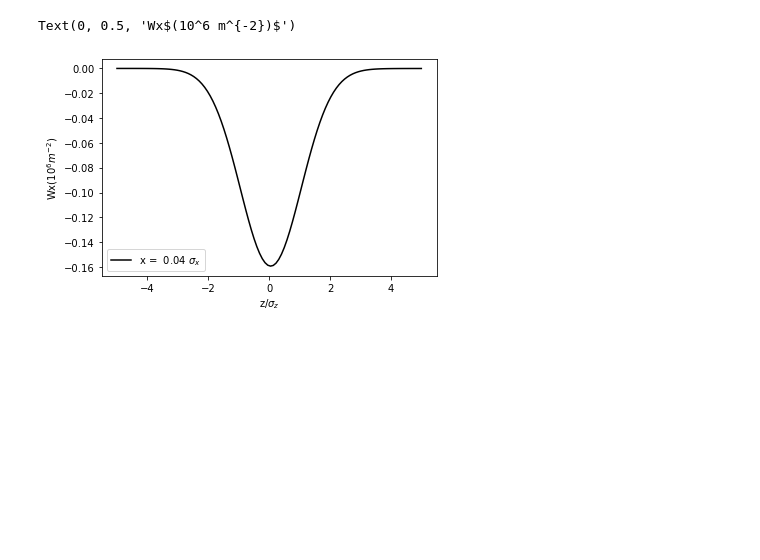
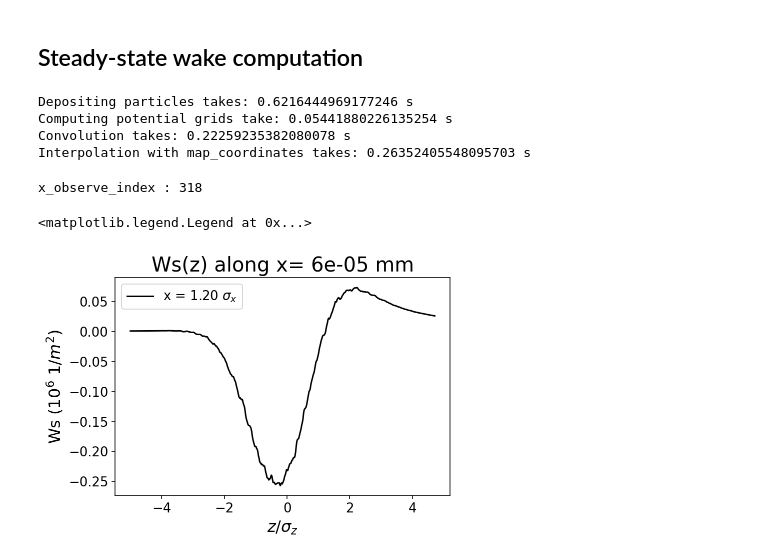
Before and after one commit to weiyuanlou/PyCSR2D, a Jupyter notebook: examples/benchmark.ipynb, the cells around one changed output. Drawn from its saved outputs; the diff is of its cells as text; code cells hidden in the pictures; blank space fills up the shorter version.

```diff
--- a/examples/benchmark.ipynb
+++ b/examples/benchmark.ipynb
@@ -76,8 +71,39 @@ Text(0, 0.5, 'Ws$(10^6 m^{-2})$')
+# %% [markdown]
+## Steady-state wake computation
+# %%
+result = csr2d_kick_calc(
+    beam[0],
+    beam[4],
+    charges,
+    gamma=gamma,
+    rho=rho,
+    nz=500,
+    nx=500,
+    debug=True
+)
+# %% [output]
+Depositing particles takes: 0.6216444969177246 s
+Computing potential grids take: 0.05441880226135254 s
+Convolution takes: 0.22259235382080078 s
+Interpolation with map_coordinates takes: 0.26352405548095703 s
+# %%
+zvec = result['zvec']
+xvec = result['xvec']
+
+Ws_grid = result['Ws_grid']
+Wx_grid = result['Wx_grid']
+# %%
+x_observe = 60e-6
+x_observe_index = np.argmin(np.abs(xvec - x_observe))
+print('x_observe_index :', x_observe_index )
+# %% [output]
+x_observe_index : 318
 # %%
-plt.plot(zvec/sigmaz, WxConv[:,int(xcenix)]/1e6, '-', color='black', label=f"x = {xvec[xcenix]/sigmax:5.2f} $\sigma_x$");
-plt.legend(loc='lower left')
-plt.xlabel('z/$\sigma_z$')
-plt.ylabel('Wx$(10^6 m^{-2})$')
+plt.plot(zvec/sigma_z, Ws_grid[:,x_observe_index]/1e6, '-', color='black', label=f"x = {x_observe/sigma_x:3.2f} $\sigma_x$");
+plt.xlabel(r'$z/\sigma_z$', fontsize=16)
+plt.ylabel(r'Ws $(10^6~1/m^2)$', fontsize=16)
+plt.title(f"Ws(z) along x= {x_observe} mm",  fontsize=20)
+plt.legend()
 # %% [output]
-Text(0, 0.5, 'Wx$(10^6 m^{-2})$')
+<matplotlib.legend.Legend at 0x...>
-[figure, old version]
+[figure, new version]
```
Also changed, not shown: parts of 14 cells of this notebook, 2 other files.
